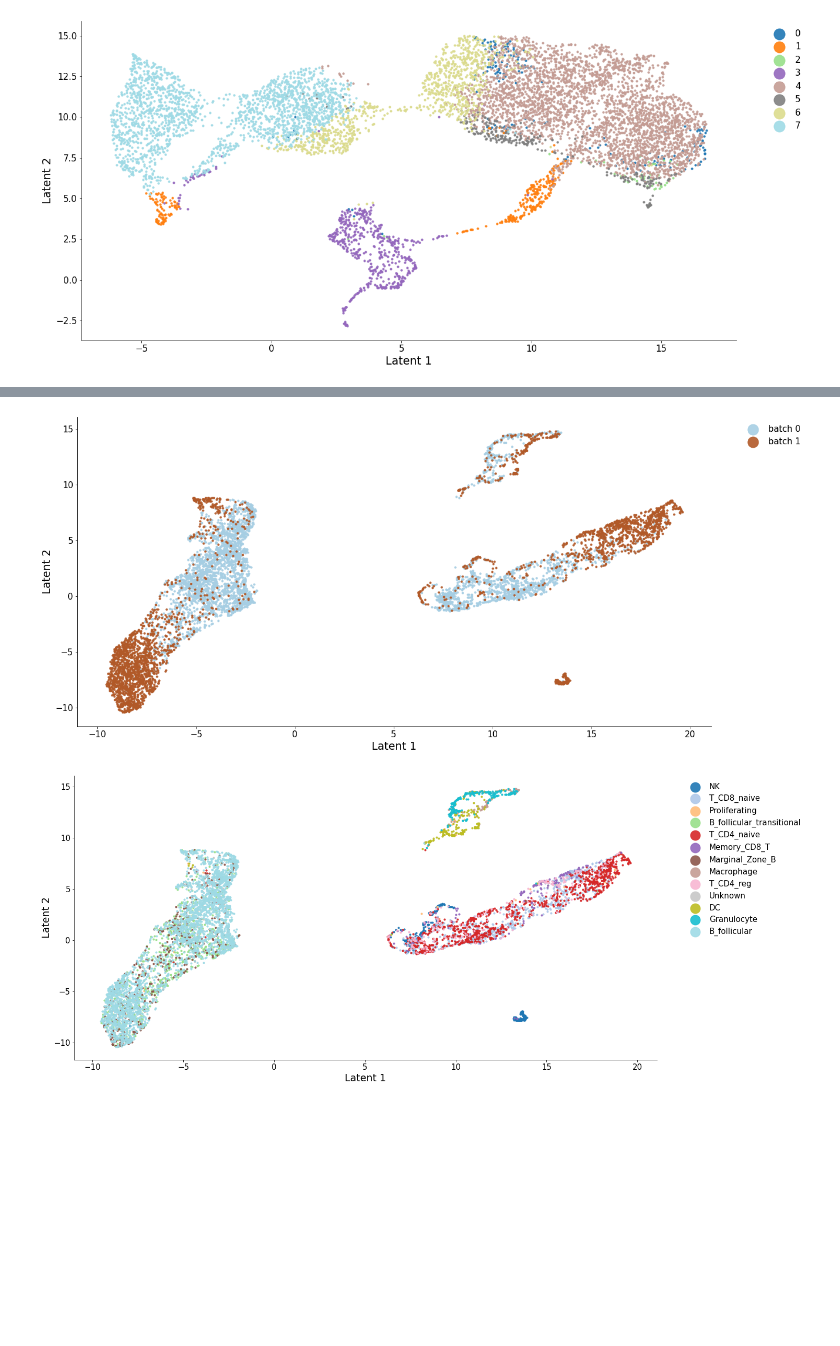
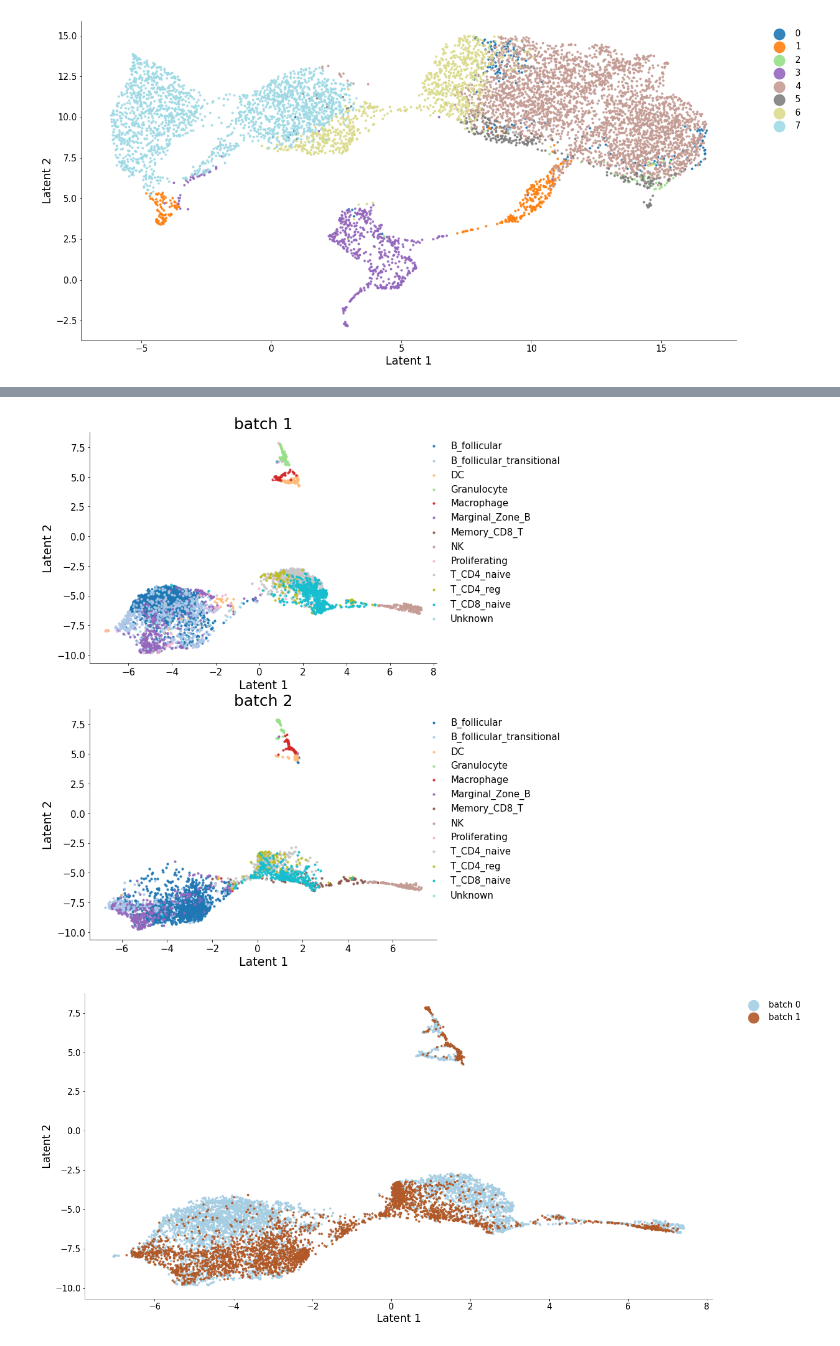
Before and after one commit to PeterZZQ/scMoMaT, a Jupyter notebook: Examples/test_Spleen_modified.ipynb, the cells around one changed output, grey strips where cells are left out. Cells and saved outputs as stored; diff of their text form; code cells hidden in the pictures; blank space fills up the shorter version.

```diff
--- a/Examples/test_Spleen_modified.ipynb
+++ b/Examples/test_Spleen_modified.ipynb
@@ -381,5 +339,5 @@ knn_dists = pair_dist[np.arange(pair_dist.shape[0])[:, None], knn_indices].copy(
 # %%
-umap_op = UMAP(n_components = 2, n_neighbors = n_neighbors, min_dist = 0.3, random_state = 0,
+umap_op = UMAP(n_components = 2, n_neighbors = n_neighbors, min_dist = 0.4, random_state = 0,
                 metric='precomputed', knn_dists=knn_dists, knn_indices=knn_indices)
 x_umap = umap_op.fit_transform(s_pair_dist)
 # separate into batches
@@ -416,27 +371,0 @@ utils.plot_latent_ext(x_umaps, annos = labels, mode = "joint", save = None,
-# %%
-# get a pairwise distance matrix
-pair_dist = squareform(pdist(np.concatenate(zs, axis=0)))
-s_pair_dist = csr_matrix(pair_dist)
-
-# Define n_neighbors in UMAP
-n_neighbors = 8
-
-# get the start points, end points and size for each batch
-start_point, end_point, b_size, b_ratios = [], [], [], []
-start = 0
-
-for batch in range(len(zs)):
-    start_point.append(start)
-    b_size.append(len(zs[batch]))
-    b_ratios.append(len(zs[batch])/len(pair_dist))
-    start += len(zs[batch])
-    end_point.append(start-1)
-
-b_neighbors = np.random.multinomial(n_neighbors, b_ratios)
-
-knn_indices = np.zeros((len(pair_dist), n_neighbors))
-for batch in range(len(zs)):
-    knn_indices[:, sum(b_neighbors[0:batch]):sum(b_neighbors[0:batch+1])] = fast_knn_indices(pair_dist[:, start_point[batch]:end_point[batch]+1], b_neighbors[batch]) + start_point[batch]
-
-knn_indices = knn_indices.astype(int)
-knn_dists = pair_dist[np.arange(pair_dist.shape[0])[:, None], knn_indices].copy()
@@ -443,5 +376,9 @@ knn_dists = pair_dist[np.arange(pair_dist.shape[0])[:, None], knn_indices].copy(
+# %%
+n_neighbors = 10
+[s_pair_dist, knn_indices, knn_dists] = re_nn_distance(zs, n_neighbors)
 # %%
-umap_op = UMAP(n_components = 2, n_neighbors = n_neighbors, min_dist = 0.3, random_state = 0, metric='precomputed', knn_dists=knn_dists, knn_indices=knn_indices)
+umap_op = UMAP(n_components = 2, n_neighbors = n_neighbors, min_dist = 0.1, random_state = 0,
+                metric='precomputed', knn_dists=knn_dists, knn_indices=knn_indices)
 x_umap = umap_op.fit_transform(s_pair_dist)
 # separate into batches
 x_umaps = []
@@ -457,7 +394,3 @@ for batch in range(0,2):
         start_pointer = start_pointer + zs[batch - 1].shape[0]
         end_pointer = start_pointer + zs[batch].shape[0]
         x_umaps.append(x_umap[start_pointer:end_pointer,:])
-
-# utils.plot_latent_ext(x_umaps, annos = prec_labels, mode = "separate", save = None, figsize = (10,30), axis_label = "Latent")
-
-utils.plot_latent_ext(x_umaps, annos = labels, mode = "separate", save = None, figsize = (10,15), axis_label = "Latent")
@@ -466,12 +397,12 @@ utils.plot_latent_ext(x_umaps, annos = labels, mode = "separate", save = None, f
 # %%
+utils.plot_latent_ext(x_umaps, annos = labels, mode = "separate", save = None,
+                      figsize = (10,15), axis_label = "Latent")
+
 utils.plot_latent_ext(x_umaps, annos = labels, mode = "modality", save = None,
                       figsize = (20,10), axis_label = "Latent", markerscale = 6)
 
 utils.plot_latent_ext(x_umaps, annos = labels, mode = "joint", save = None,
                       figsize = (20,10), axis_label = "Latent", markerscale = 6)
-
-utils.plot_latent_ext(x_umaps, annos = pre_labels, mode = "joint", save = None,
-                      figsize = (20,10), axis_label = "Latent", markerscale = 6)
 # %% [output]
-[figure, old version]
+[figure, new version]
-[figure, old version]
+[figure, new version]
```
Also changed, not shown: parts of 22 cells of this notebook, 2 other files.
